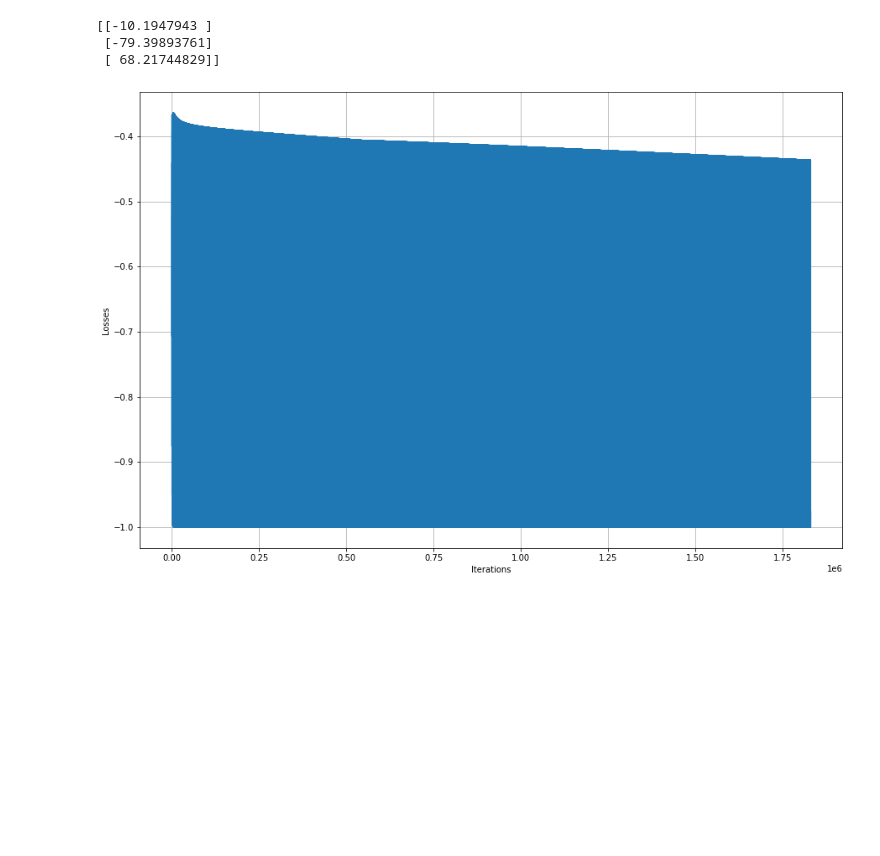
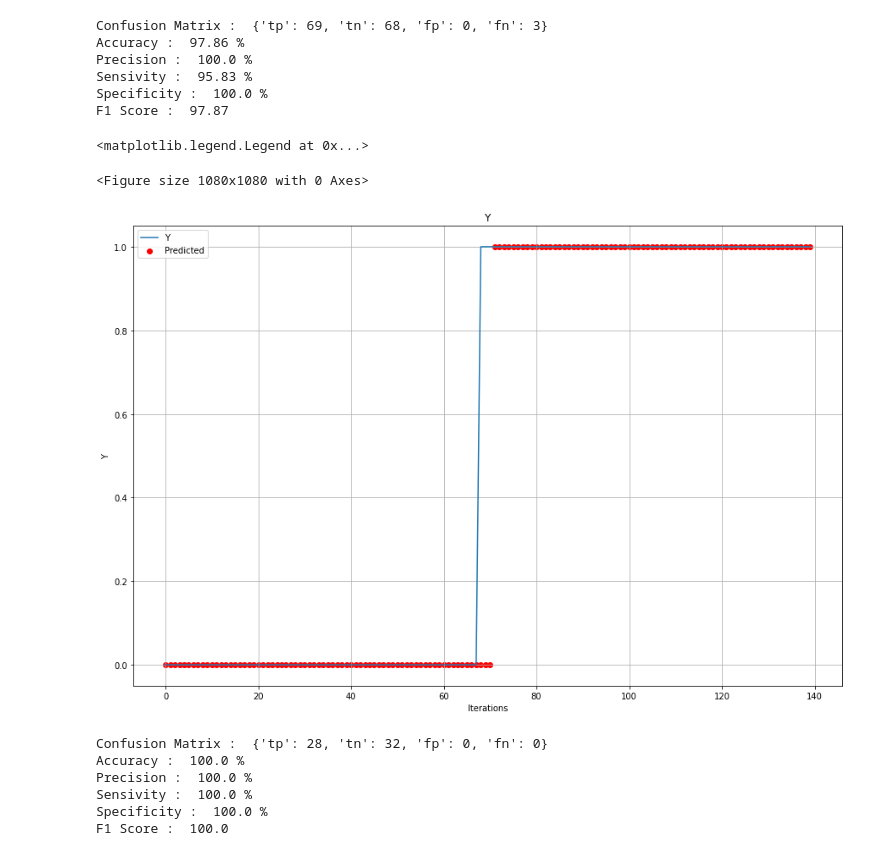
Before and after one commit to Ashirbad-Sarangi/logistic_regression, a Jupyter notebook: codes/logistic_regression.ipynb, the cells around one changed output. Drawn from its saved outputs; the diff is of its cells as text; code cells hidden in the pictures; blank space fills up the shorter version.

```diff
--- a/codes/logistic_regression.ipynb
+++ b/codes/logistic_regression.ipynb
@@ -138,12 +204,51 @@ print(w_star)
-# %%
-figure = graph.figure(figsize = (15,10))
-graph.ylabel("Losses")
-graph.xlabel("Iterations")
-graph.plot(losses)
-graph.grid(True)
-print(w_star)
-# %% [output]
-[[-10.1947943 ]
- [-79.39893761]
- [ 68.21744829]]
-[figure, removed]
+# %%
+threshold = 0.5
+# %%
+y_hat = []
+for i in range(len(df_validation)):
+    x = maths.matrix(df_validation.iloc[i,:-1]).T
+    y_hat.append(logit(sigmoid(x,w_star)))
+df_validation['y_hat'] = y_hat
+df_validation['y_hat'] = df_validation['y_hat'].apply(lambda x : 1 if x>threshold else 0)
+log_reg.create_confusion_matrix(list(df_validation['y']),list(df_validation['y_hat']))
+# %% [output]
+Confusion Matrix :  {'tp': 69, 'tn': 68, 'fp': 0, 'fn': 3}
+Accuracy :  97.86 %
+Precision :  100.0 %
+Sensivity :  95.83 %
+Specificity :  100.0 %
+F1 Score :  97.87
+# %%
+y = list(df_validation['y'])
+y_hat = list(df_validation['y_hat'])
+
+y.sort()
+y_hat.sort()
+
+figure = graph.figure(figsize=(15,15))
+
+plot_graph('Y',y)
+graph.scatter([i for i in range(len(y_hat))],y_hat,c='r',label='Predicted')
+# graph.scatter([i for i in range(len(y))],y,c='b',label='Actual',alpha = 0.5,edgecolors = 'pink')
+
+
+graph.legend()
+# %% [output]
+<matplotlib.legend.Legend at 0x...>
+<Figure size 1080x1080 with 0 Axes>
+[figure, added]
+# %%
+y_hat = []
+for i in range(len(df_test)):
+    x = maths.matrix(df_test.iloc[i,:-1]).T
+    y_hat.append(logit(sigmoid(x,w_star)))
+df_test['y_hat'] = y_hat
+df_test['y_hat'] = df_test['y_hat'].apply(lambda x : 1 if x>threshold else 0)
+log_reg.create_confusion_matrix(list(df_test['y']),list(df_test['y_hat']))
+# %% [output]
+Confusion Matrix :  {'tp': 28, 'tn': 32, 'fp': 0, 'fn': 0}
+Accuracy :  100.0 %
+Precision :  100.0 %
+Sensivity :  100.0 %
+Specificity :  100.0 %
+F1 Score :  100.0
```
Also changed, not shown: parts of 14 cells of this notebook, 1 other file.
